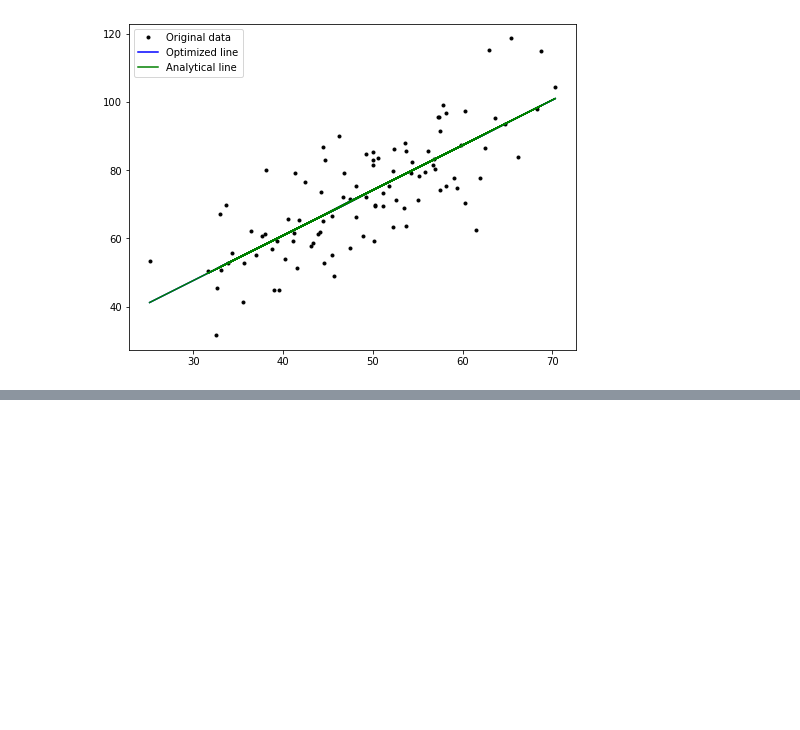
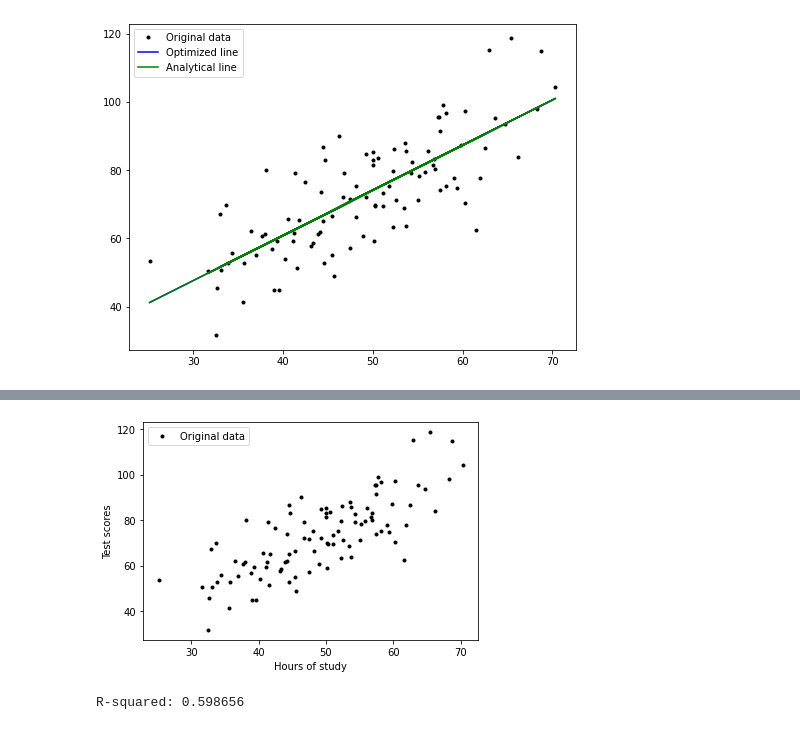
Before and after one commit to katel85/Machine-Learning-Statistics-Aug-2023, a Jupyter notebook: regression.ipynb, the cells around one changed output, grey strips where cells are left out. Drawn from its saved outputs; the diff is of its cells as text; code cells hidden in the pictures; blank space fills up the shorter version.

```diff
--- a/regression.ipynb
+++ b/regression.ipynb
@@ -269,0 +312,12 @@ plt.show()
+# %%
+# PLot the original data with
+plt.plot(w, d, 'k.', label='Original data')
+# Add axis labels and a legend.
+plt.xlabel('Hours of study')
+plt.ylabel('Test scores')
+plt.legend()
+
+# Show the plot.
+plt.show()
+# %% [output]
+[figure, added]
@@ -269,0 +327,4 @@ plt.show()
+# %%
+print(f"R-squared: {res.rvalue**2:.6f}")
+# %% [output]
+R-squared: 0.598656
```
Also changed, not shown: parts of 22 cells of this notebook, 2 other files.
